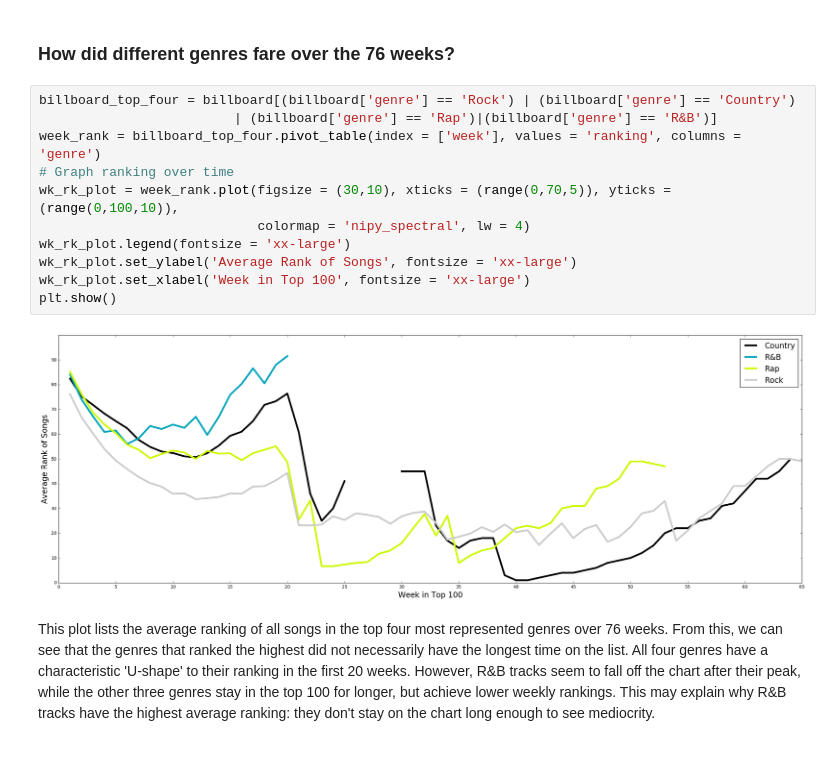
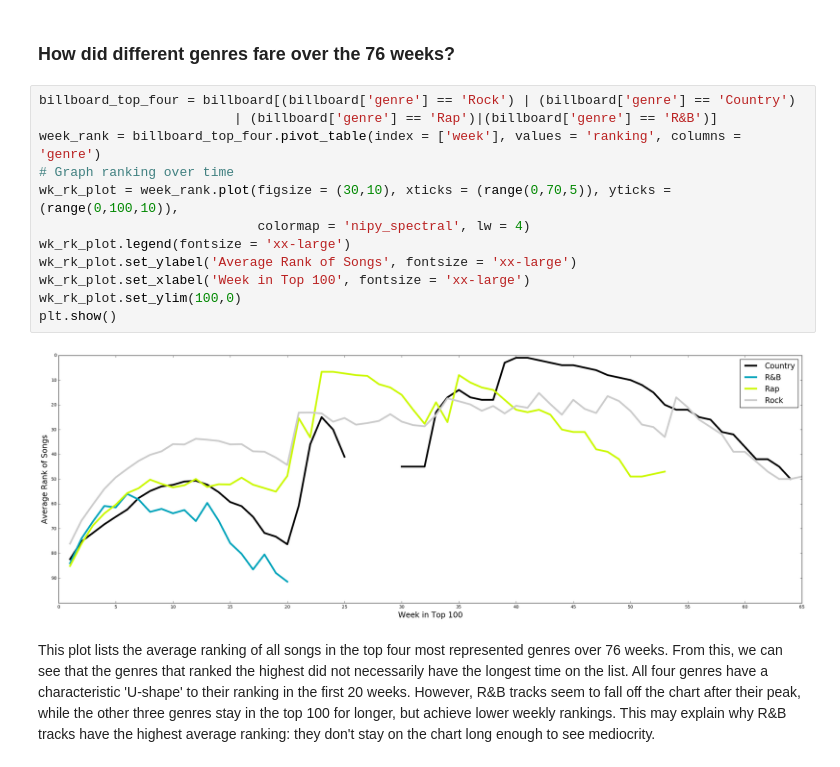
Before and after one commit to tbor111/teresaborcuch.github.io, a Jupyter notebook: notebooks/Project2_Billboard_Analysis.ipynb, the cells around one changed output. Drawn from its saved outputs; the diff is of its cells as text.

```diff
--- a/notebooks/Project2_Billboard_Analysis.ipynb
+++ b/notebooks/Project2_Billboard_Analysis.ipynb
@@ -328,16 +328,17 @@ It looks like January and December are the months with the most peak songs, but
 # %%
 billboard_top_four = billboard[(billboard['genre'] == 'Rock') | (billboard['genre'] == 'Country')
                          | (billboard['genre'] == 'Rap')|(billboard['genre'] == 'R&B')]
 week_rank = billboard_top_four.pivot_table(index = ['week'], values = 'ranking', columns = 'genre')
 # Graph ranking over time
 wk_rk_plot = week_rank.plot(figsize = (30,10), xticks = (range(0,70,5)), yticks = (range(0,100,10)),
                             colormap = 'nipy_spectral', lw = 4)
 wk_rk_plot.legend(fontsize = 'xx-large')
 wk_rk_plot.set_ylabel('Average Rank of Songs', fontsize = 'xx-large')
 wk_rk_plot.set_xlabel('Week in Top 100', fontsize = 'xx-large')
+wk_rk_plot.set_ylim(100,0)
 plt.show()
 # %% [output]
-[figure, old version]
+[figure, new version]
 # %% [markdown]
 This plot lists the average ranking of all songs in the top four most represented genres over 76 weeks. From this, we can see that the genres that ranked the highest did not necessarily have the longest time on the list. All four genres have a characteristic 'U-shape' to their ranking in the first 20 weeks. However, R&B tracks seem to fall off the chart after their peak, while the other three genres stay in the top 100 for longer, but achieve lower weekly rankings. This may explain why R&B tracks have the highest average ranking: they don't stay on the chart long enough to see mediocrity.
 # %% [markdown]
```
Also changed, not shown: parts of 6 cells of this notebook, 4 other files.
